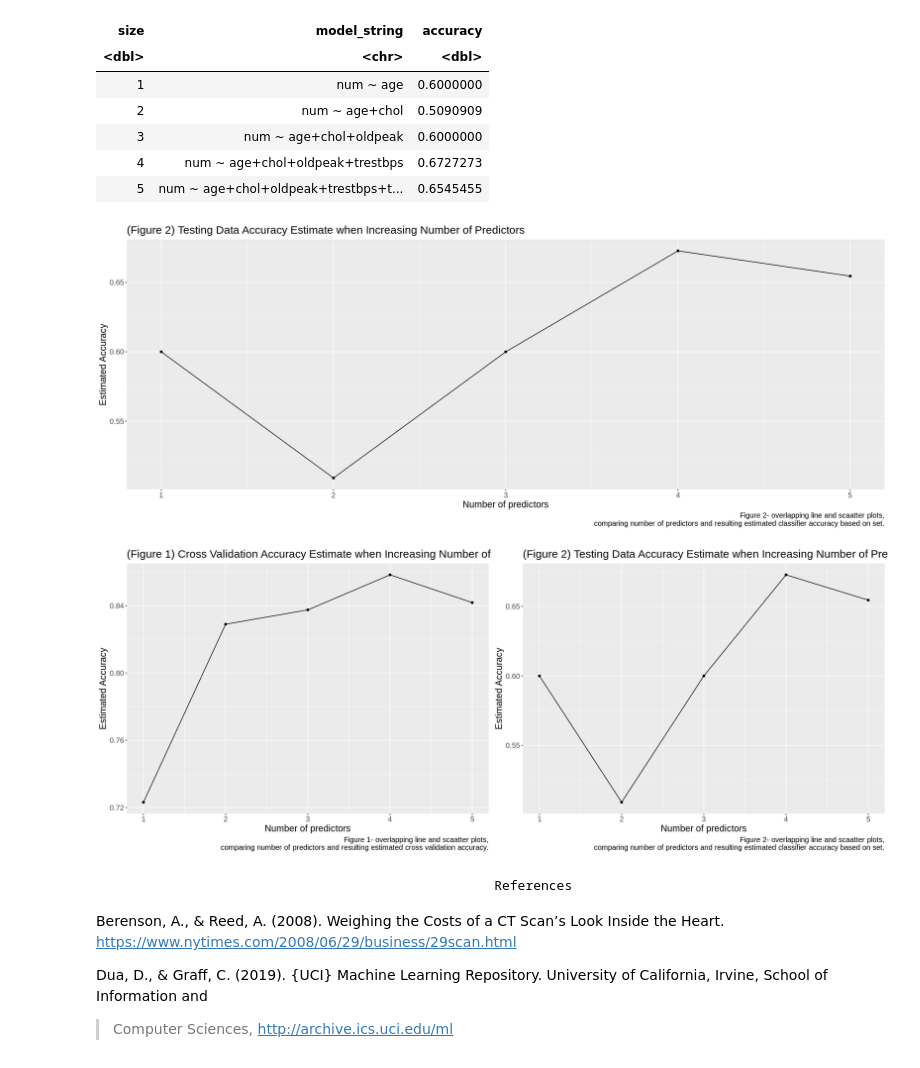
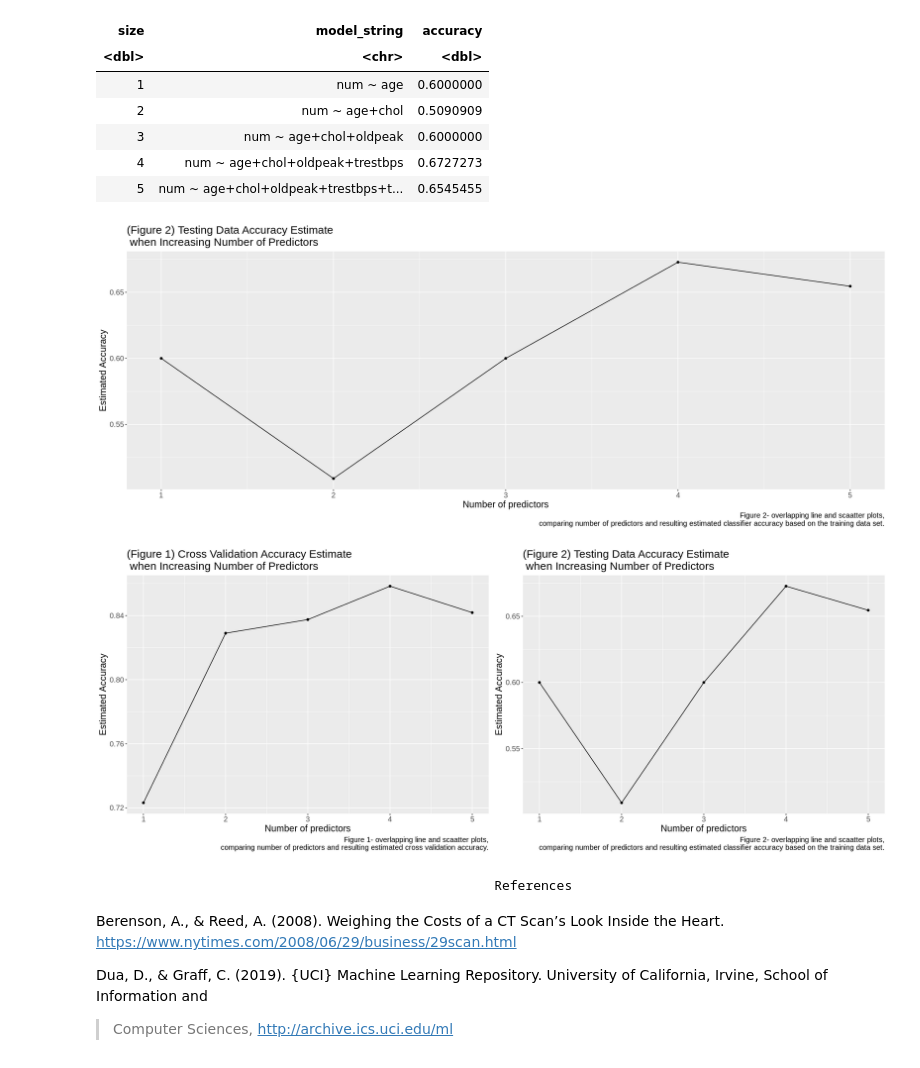
Before and after one commit to justinlook/dsci-100-2022w1-group-10, a Jupyter notebook: Final-project-group10.ipynb, the cells around one changed output. Saved outputs shown, nothing was run; the diff lists cells and outputs as text; code cells hidden in the pictures.

Commit message:
Update 3:36pm
added a plot about the cross validation

```diff
--- a/Final-project-group10.ipynb
+++ b/Final-project-group10.ipynb
@@ -378,7 +432,7 @@ A tibble: 5 × 3
 | 5 | num ~ age+chol+oldpeak+trestbps+t... | 0.8418333 |
 # %%
 options(repr.plot.width=18, repr.plot.height=7)
-accuracies_corss_validation_plot<-accuracies|>
+accuracies_cross_validation_plot<-accuracies|>
 ggplot(aes(x=size,y=accuracy))+
 geom_point()+
 geom_line()+
@@ -386,9 +440,9 @@ labs(x="Number of predictors",y="Estimated Accuracy",
      caption ="Figure 1- overlapping line and scaatter plots,
 comparing number of predictors and resulting estimated cross validation accuracy.")+
 theme(text=element_text(size=20))+
-ggtitle("(Figure 1) Cross Validation Accuracy Estimate when Increasing Number of Predictors")+
+ggtitle("(Figure 1) Cross Validation Accuracy Estimate \n when Increasing Number of Predictors")+
 theme(text = element_text(size = 15))
 
 
-accuracies_corss_validation_plot
+accuracies_cross_validation_plot
 # %% [output]
@@ -599,19 +651,19 @@ geom_point()+
 geom_line()+
 labs(x="Number of predictors",y="Estimated Accuracy",
      caption ="Figure 2- overlapping line and scaatter plots,
-comparing number of predictors and resulting estimated classifier accuracy based on set.")+
+comparing number of predictors and resulting estimated classifier accuracy based on the training data set.")+
 theme(text=element_text(size=20))+
-ggtitle("(Figure 2) Testing Data Accuracy Estimate when Increasing Number of Predictors")+
+ggtitle("(Figure 2) Testing Data Accuracy Estimate \n when Increasing Number of Predictors")+
 theme(text = element_text(size = 15))
 
 
 accuracies_testing_data_plot
 # %% [output]
-[figure, old version]
+[figure, new version]
 # %%
-plot_grid(accuracies_corss_validation_plot, accuracies_testing_data_plot, ncol = 2)
+plot_grid(accuracies_cross_validation_plot, accuracies_testing_data_plot, ncol = 2)
 # %% [output]
-[figure, old version]
+[figure, new version]
 # %% [markdown]
                                                      References
 
```
Also changed, not shown: parts of 6 cells of this notebook.
